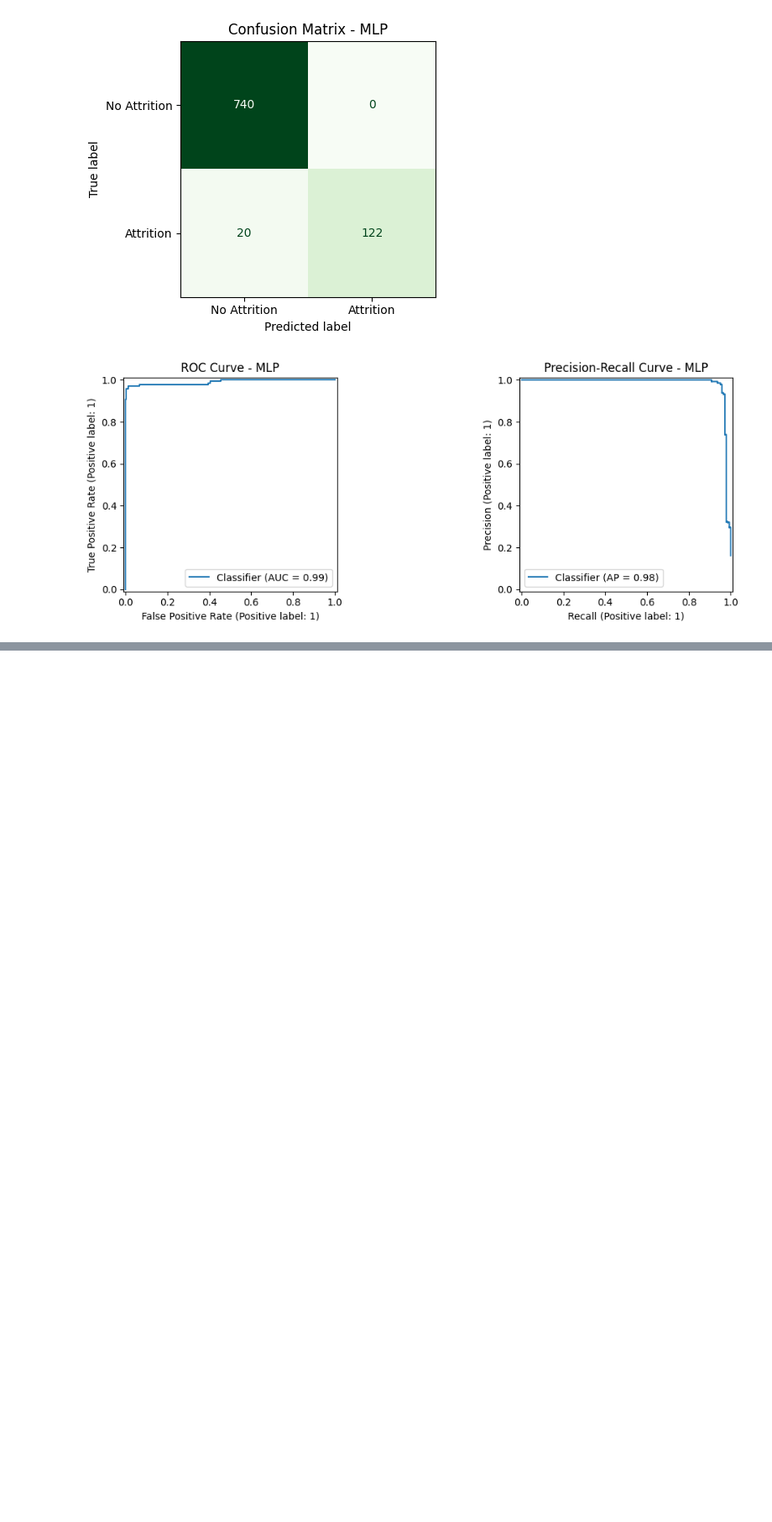
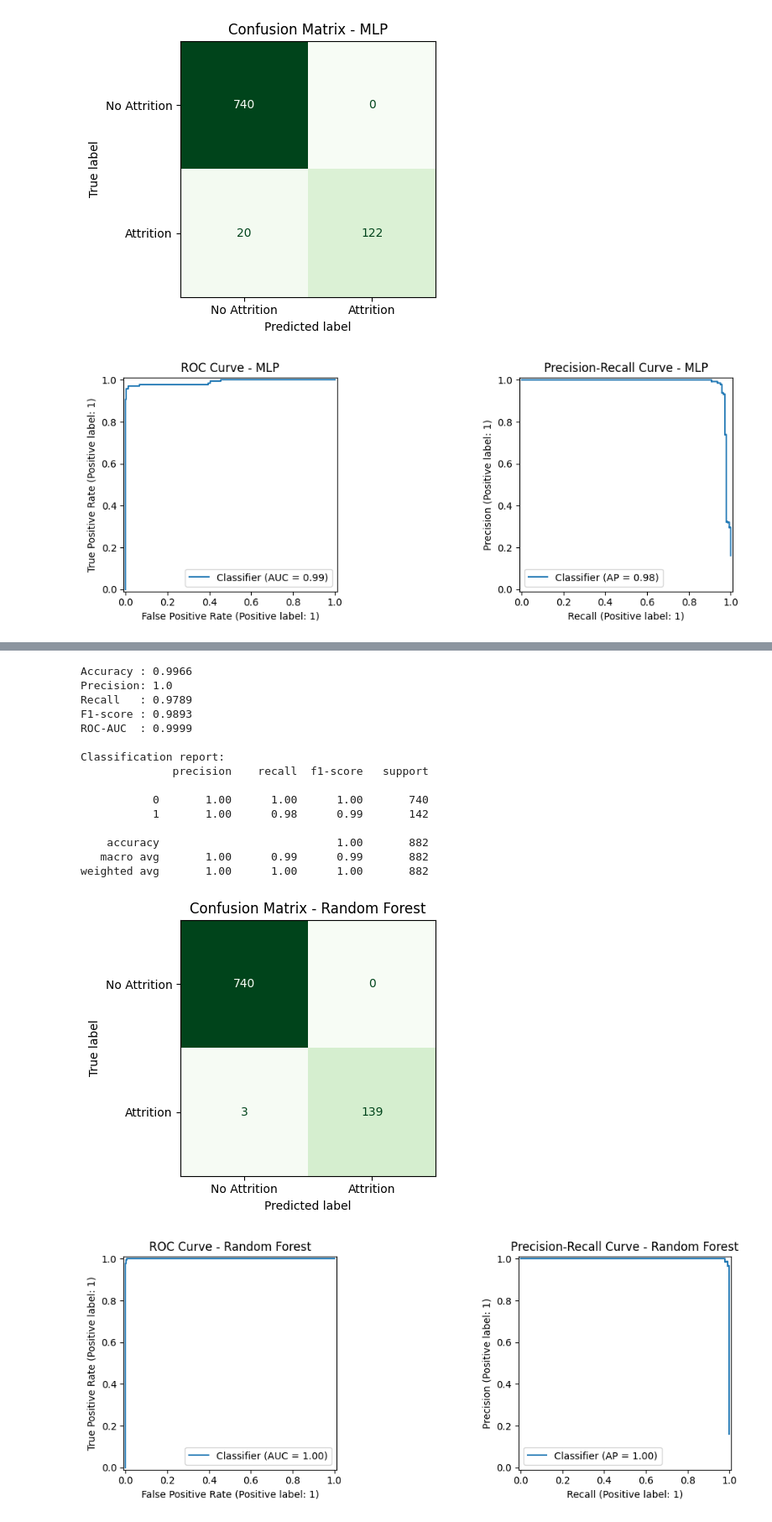
Before and after one commit to Sylv111/cesi-IA, a Jupyter notebook: Programme/pipeline_finaldf_lr.ipynb, the cells around one changed output, grey strips where cells are left out. Shown at 84% size. Saved outputs shown, nothing was run; the diff lists cells and outputs as text; code cells hidden in the pictures; blank space fills up the shorter version.

```diff
--- a/Programme/pipeline_finaldf_lr.ipynb
+++ b/Programme/pipeline_finaldf_lr.ipynb
@@ -536,0 +735,63 @@ plt.show()
+# %%
+# ============================================
+# 6) Random Forest Classifier + Graphiques
+# ============================================
+rf = RandomForestClassifier(
+    n_estimators=400,
+    random_state=42,
+    class_weight='balanced',
+)
+rf.fit(X_train_prepared_top20, y_train)
+
+y_pred_rf = rf.predict(X_test_prepared_top20)
+y_proba_rf = rf.predict_proba(X_test_prepared_top20)[:, 1]
+
+print('Accuracy :', round(accuracy_score(y_test, y_pred_rf), 4))
+print('Precision:', round(precision_score(y_test, y_pred_rf), 4))
+print('Recall   :', round(recall_score(y_test, y_pred_rf), 4))
+print('F1-score :', round(f1_score(y_test, y_pred_rf), 4))
+print('ROC-AUC  :', round(roc_auc_score(y_test, y_proba_rf), 4))
+
+print('\nClassification report:')
+print(classification_report(y_test, y_pred_rf))
+
+fig, ax = plt.subplots(1, 1, figsize=(5, 4))
+ConfusionMatrixDisplay.from_predictions(
+    y_test,
+    y_pred_rf,
+    display_labels=['No Attrition', 'Attrition'],
+    cmap='Greens',
+    ax=ax,
+    colorbar=False,
+)
+ax.set_title('Confusion Matrix - Random Forest')
+plt.tight_layout()
+plt.show()
+
+fig, axes = plt.subplots(1, 2, figsize=(12, 4))
+RocCurveDisplay.from_predictions(y_test, y_proba_rf, ax=axes[0])
+axes[0].set_title('ROC Curve - Random Forest')
+
+PrecisionRecallDisplay.from_predictions(y_test, y_proba_rf, ax=axes[1])
+axes[1].set_title('Precision-Recall Curve - Random Forest')
+
+plt.tight_layout()
+plt.show()
+# %% [output]
+Accuracy : 0.9966
+Precision: 1.0
+Recall   : 0.9789
+F1-score : 0.9893
+ROC-AUC  : 0.9999
+
+Classification report:
+              precision    recall  f1-score   support
+
+           0       1.00      1.00      1.00       740
+           1       1.00      0.98      0.99       142
+
+    accuracy                           1.00       882
+   macro avg       1.00      0.99      0.99       882
+weighted avg       1.00      1.00      1.00       882
+[figure, added]
+[figure, added]
```
Also changed, not shown: parts of 20 cells of this notebook.
